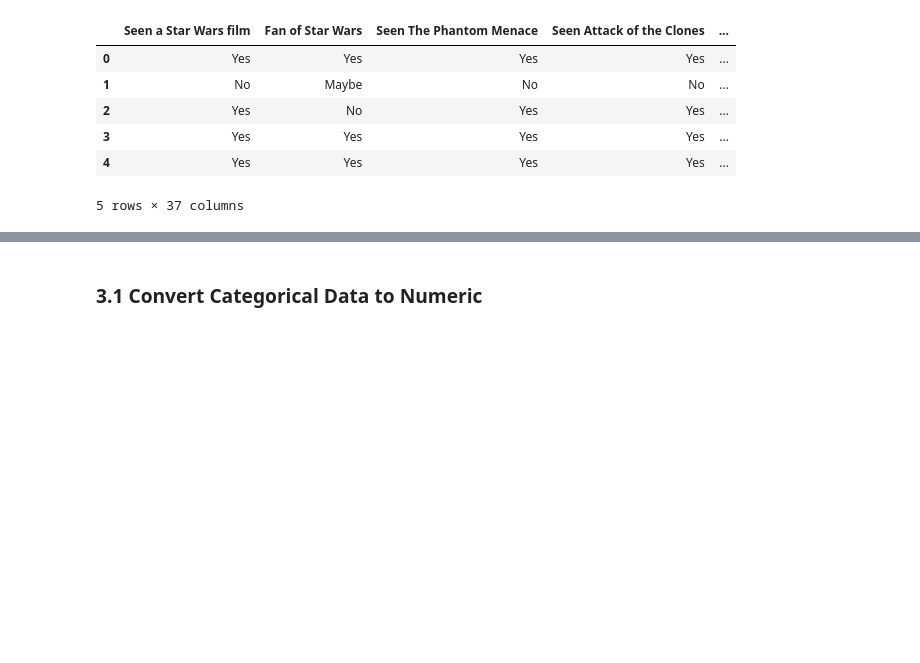
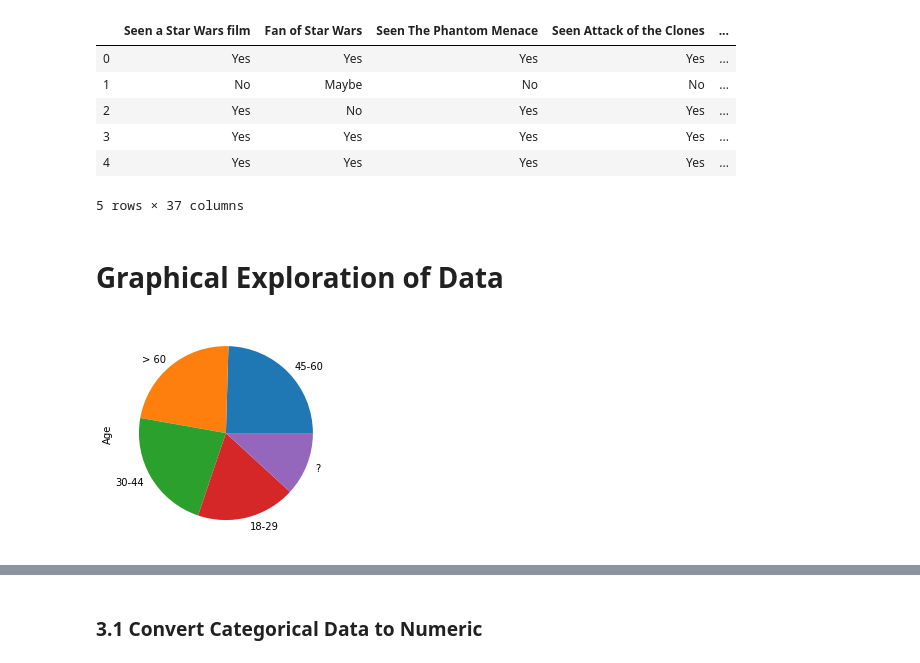
Before and after one commit to twit96/StarWarsSurvey-ClassificationAnalysis, a Jupyter notebook: Feature Engineering.ipynb, the cells around one changed output, grey strips where cells are left out. Saved outputs shown, nothing was run; the diff lists cells and outputs as text; code cells hidden in the pictures; blank space fills up the shorter version.

Commit message:
Updated with graphs

```diff
--- a/Feature Engineering.ipynb
+++ b/Feature Engineering.ipynb
@@ -29,3 +29,10 @@ data.head()
 | 3 | Yes | Yes | Yes | Yes | ... |
 | 4 | Yes | Yes | Yes | Yes | ... |
 5 rows × 37 columns
+# %% [markdown]
+# Graphical Exploration of Data
+# %%
+#plot a pie chart of different responders
+pie = pd.value_counts(data['Age']).plot.pie()
+# %% [output]
+[figure, added]
```
Also changed, not shown: parts of 7 cells of this notebook.
